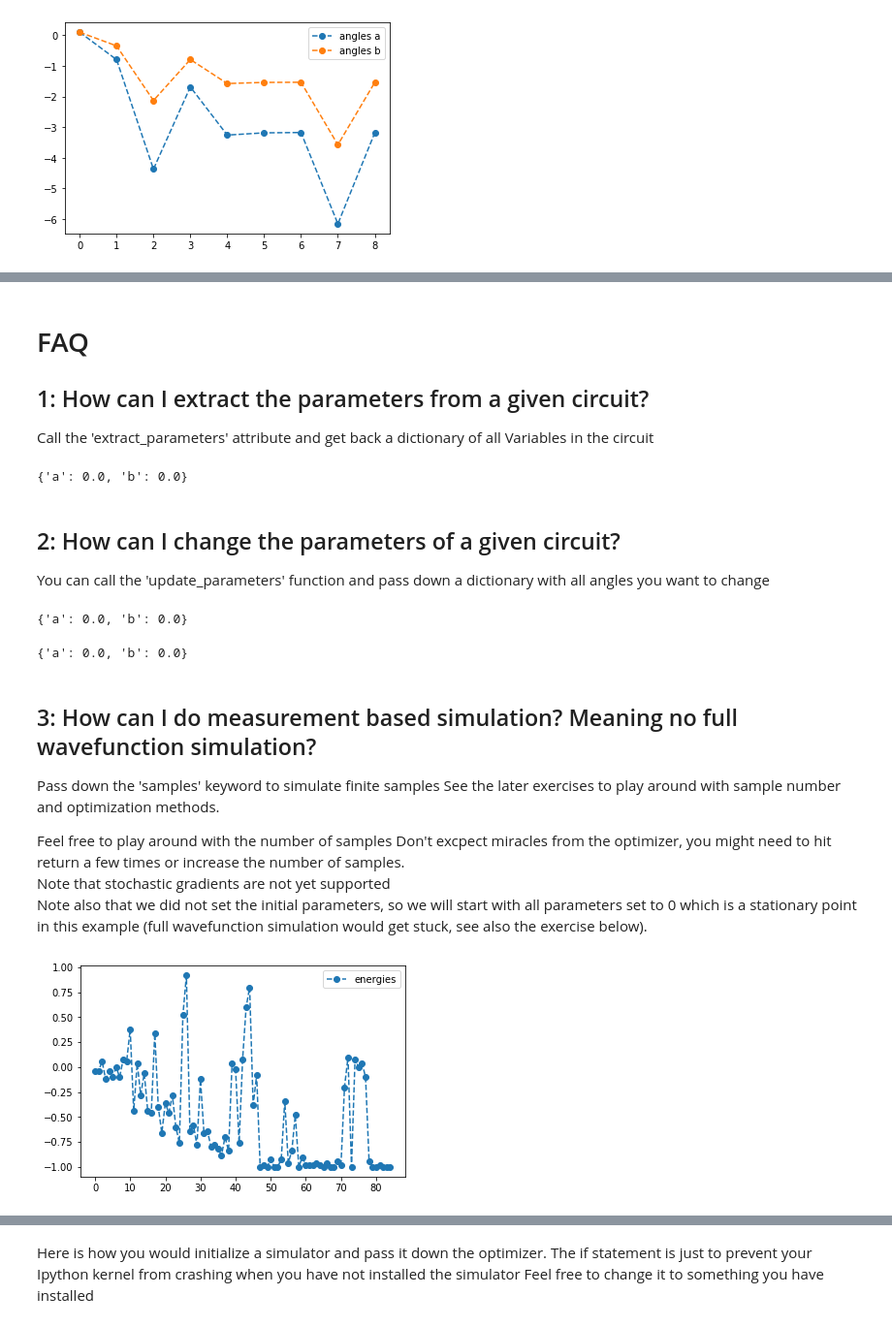
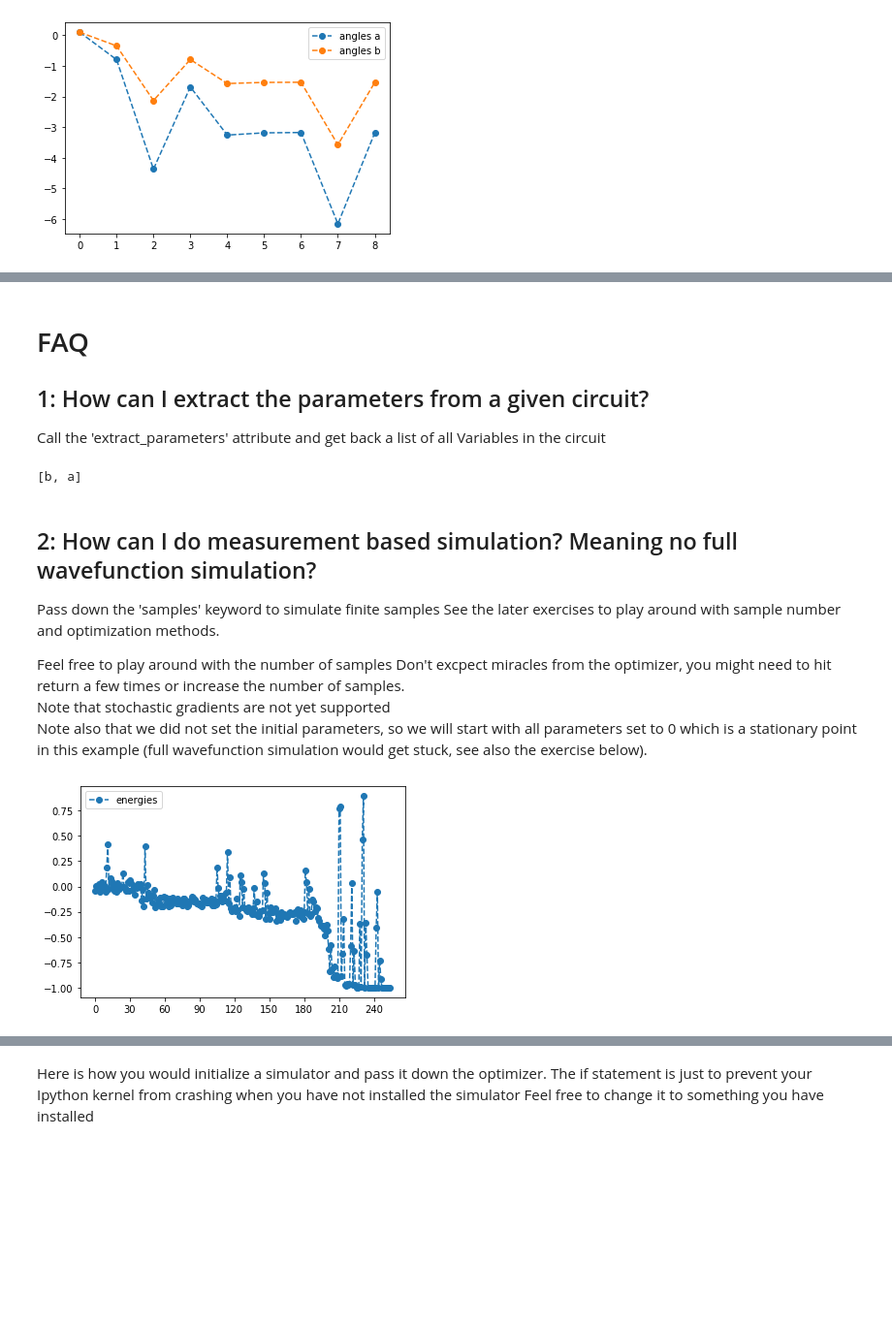
Before and after one commit to tequilahub/tequila, a Jupyter notebook: tutorials/SciPyOptimizers.ipynb, the cells around one changed output, grey strips where cells are left out. Shown at 97% size. Drawn from its saved outputs; the diff is of its cells as text; code cells hidden in the pictures; blank space fills up the shorter version.

```diff
--- a/tutorials/SciPyOptimizers.ipynb
+++ b/tutorials/SciPyOptimizers.ipynb
@@ -38,5 +45,5 @@ and variable $b$ finds the effective one qubit minimum
 # %%
-b = tq.Variable(name="b", value=0.0)
+b = tq.Variable(name="b")
 
 U = tq.gates.Ry(target=0, angle='a')
 U += tq.gates.Ry(target=1, control=0, angle=b/2)
@@ -101,30 +119,14 @@ result.history.plot(property='angles', key=['a', 'b'])
 
 ## 1: How can I extract the parameters from a given circuit?
 
-Call the 'extract_parameters' attribute and get back a dictionary of all Variables in the circuit
+Call the 'extract_parameters' attribute and get back a list of all Variables in the circuit
 # %%
 angles = U.extract_variables()
 angles
 # %% [output]
-{'a': 0.0, 'b': 0.0}
+[b, a]
-# %% [markdown]
-## 2: How can I change the parameters of a given circuit?
-
-You can call the 'update_parameters' function and pass down a dictionary with all angles you want to change
-# %%
-old_values = U.extract_variables()
-U.update_variables(variables={'a': 0.0})
-U.extract_variables()
-# %% [output]
-{'a': 0.0, 'b': 0.0}
-# %%
-# set it back to before
-U.update_variables(old_values)
-U.extract_variables()
-# %% [output]
-{'a': 0.0, 'b': 0.0}
 # %% [markdown]
-## 3: How can I do measurement based simulation? Meaning no full wavefunction simulation?
+## 2: How can I do measurement based simulation? Meaning no full wavefunction simulation?
 
 Pass down the 'samples' keyword to simulate finite samples
 See the later exercises to play around with sample number and optimization methods.
@@ -134,8 +136,8 @@ Don't excpect miracles from the optimizer, you might need to hit return a few ti
 <br>Note also that we did not set the initial parameters, so we will start with all parameters set to 0 which is a stationary point in this example (full wavefunction simulation would get stuck, see also the exercise below).
 # %%
 O = tq.Objective.ExpectationValue(U=U, H=H)
-result = tq.optimizer_scipy.minimize(objective=O, samples=100, method="Powell")
+result = tq.optimizer_scipy.minimize(objective=O, samples=1000, method="Powell")
 result.history.plot('energies')
 # %% [output]
-[figure, old version]
+[figure, new version]
 # %% [markdown]
```
Also changed, not shown: parts of 15 cells of this notebook, 13 other files.
